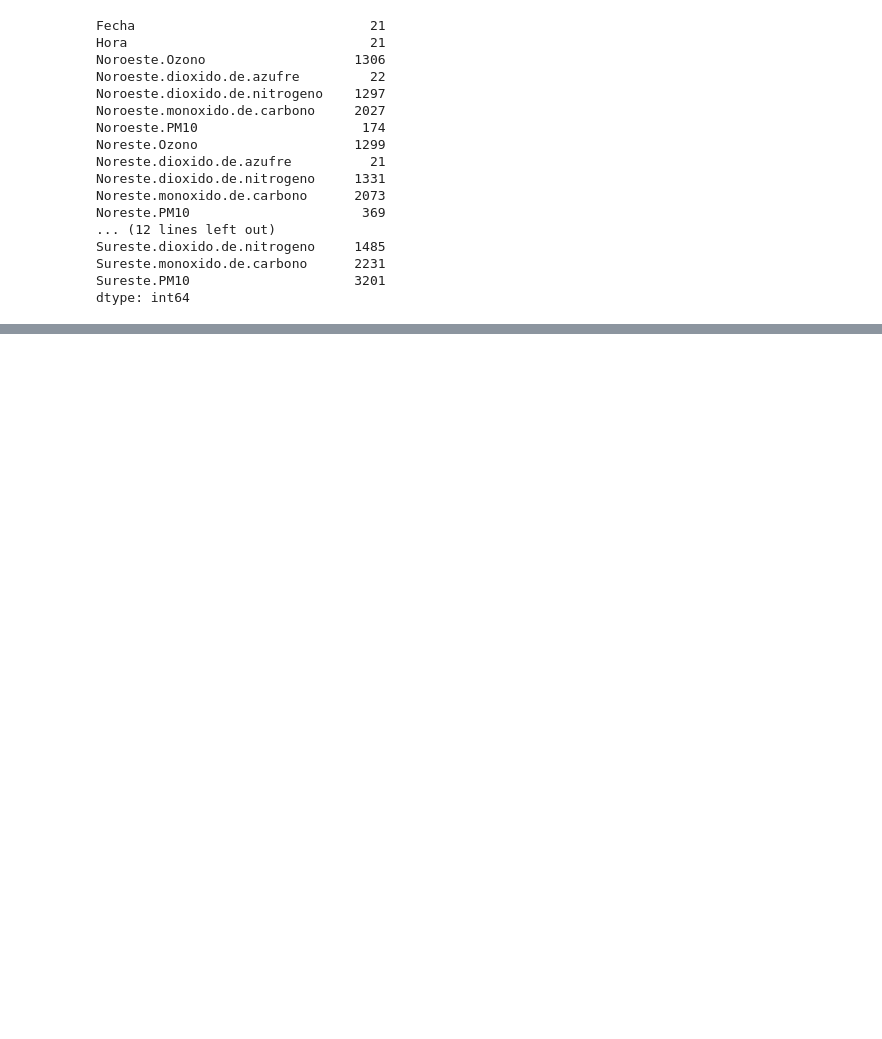
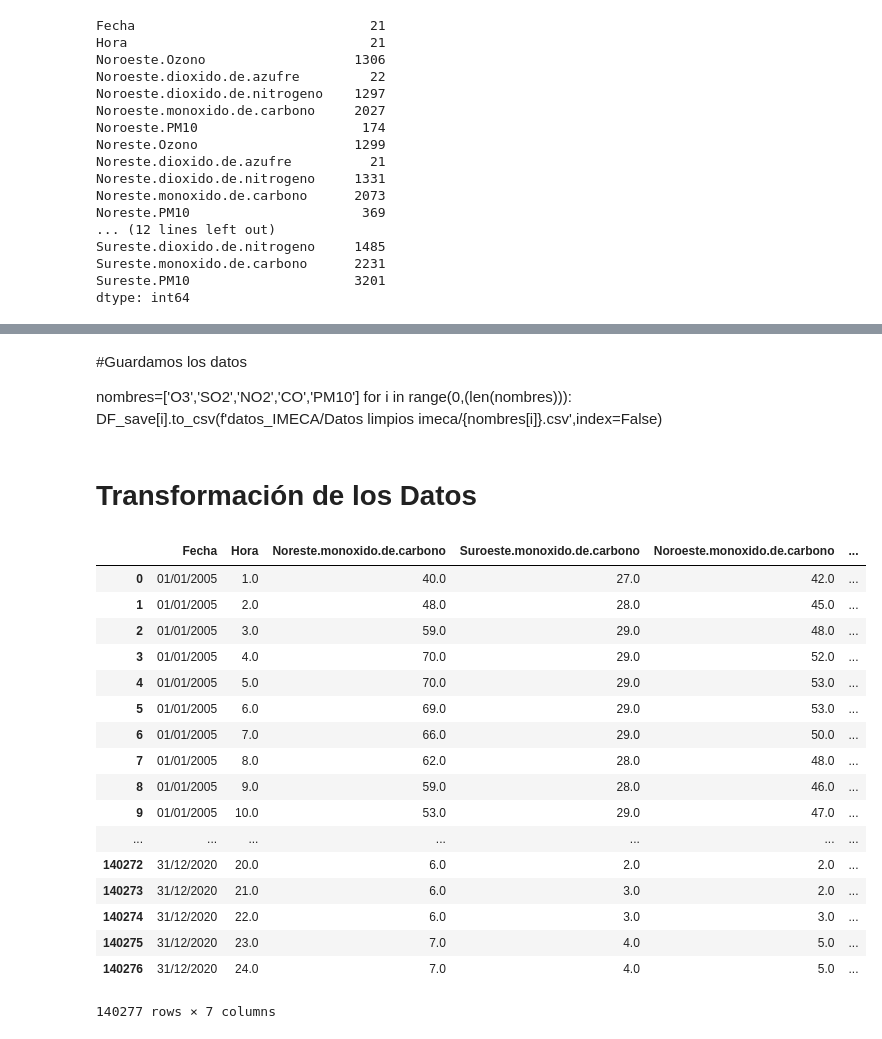
Before and after one commit to BettySanchez7/Analisis_Calidad_AireCDMX_Python, a Jupyter notebook: Procesamiento_Datos.ipynb, the cells around one changed output, grey strips where cells are left out. Saved outputs shown, nothing was run; the diff lists cells and outputs as text; code cells hidden in the pictures; blank space fills up the shorter version.

Commit message:
Lectura de los datos limpios

```diff
--- a/Procesamiento_Datos.ipynb
+++ b/Procesamiento_Datos.ipynb
@@ -240,0 +260,34 @@ for i in range(0,(len(nombres))):
+# %% [markdown]
+#Guardamos los datos
+
+nombres=['O3','SO2','NO2','CO','PM10']
+for i in range(0,(len(nombres))):
+    DF_save[i].to_csv(f'datos_IMECA/Datos limpios imeca/{nombres[i]}.csv',index=False)
+# %% [markdown]
+# Transformación de los Datos
+# %%
+#Leemos los nuevos datos
+CO = pd.read_csv('datos_IMECA/Datos limpios imeca/CO.csv', sep=",")
+O3 = pd.read_csv('datos_IMECA/Datos limpios imeca/O3.csv', sep = ",")
+SO2 = pd.read_csv('datos_IMECA/Datos limpios imeca/SO2.csv', sep=",")
+NO2 = pd.read_csv('datos_IMECA/Datos limpios imeca/NO2.csv', sep=",")
+PM10 = pd.read_csv('datos_IMECA/Datos limpios imeca/PM10.csv', sep=",")
+# %% [output]
+|  | Fecha | Hora | Noreste.monoxido.de.carbono | Suroeste.monoxido.de.carbono | Noroeste.monoxido.de.carbono | ... |
+| 0 | 01/01/2005 | 1.0 | 40.0 | 27.0 | 42.0 | ... |
+| 1 | 01/01/2005 | 2.0 | 48.0 | 28.0 | 45.0 | ... |
+| 2 | 01/01/2005 | 3.0 | 59.0 | 29.0 | 48.0 | ... |
+| 3 | 01/01/2005 | 4.0 | 70.0 | 29.0 | 52.0 | ... |
+| 4 | 01/01/2005 | 5.0 | 70.0 | 29.0 | 53.0 | ... |
+| 5 | 01/01/2005 | 6.0 | 69.0 | 29.0 | 53.0 | ... |
+| 6 | 01/01/2005 | 7.0 | 66.0 | 29.0 | 50.0 | ... |
+| 7 | 01/01/2005 | 8.0 | 62.0 | 28.0 | 48.0 | ... |
+| 8 | 01/01/2005 | 9.0 | 59.0 | 28.0 | 46.0 | ... |
+| 9 | 01/01/2005 | 10.0 | 53.0 | 29.0 | 47.0 | ... |
+| ... | ... | ... | ... | ... | ... | ... |
+| 140272 | 31/12/2020 | 20.0 | 6.0 | 2.0 | 2.0 | ... |
+| 140273 | 31/12/2020 | 21.0 | 6.0 | 3.0 | 2.0 | ... |
+| 140274 | 31/12/2020 | 22.0 | 6.0 | 3.0 | 3.0 | ... |
+| 140275 | 31/12/2020 | 23.0 | 7.0 | 4.0 | 5.0 | ... |
+| 140276 | 31/12/2020 | 24.0 | 7.0 | 4.0 | 5.0 | ... |
+140277 rows × 7 columns
```
Also changed, not shown: parts of 6 cells of this notebook.
